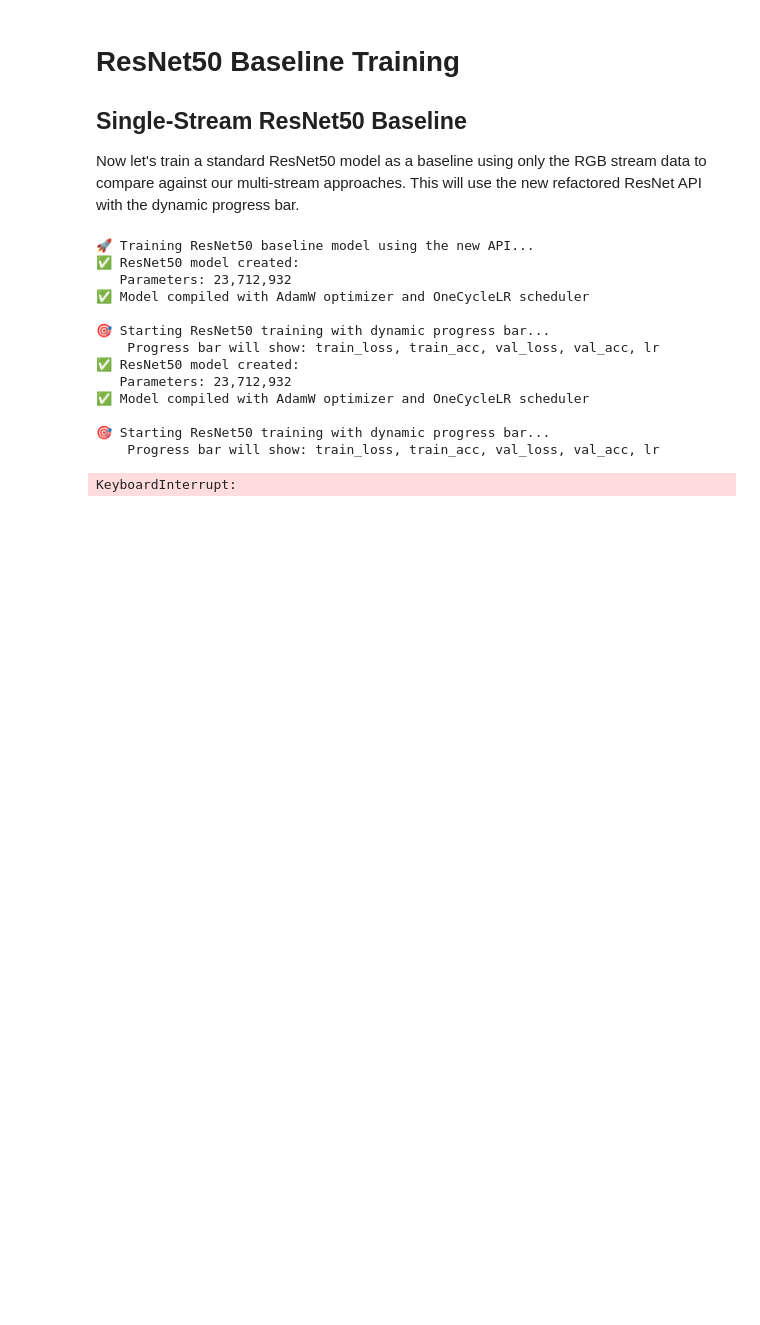
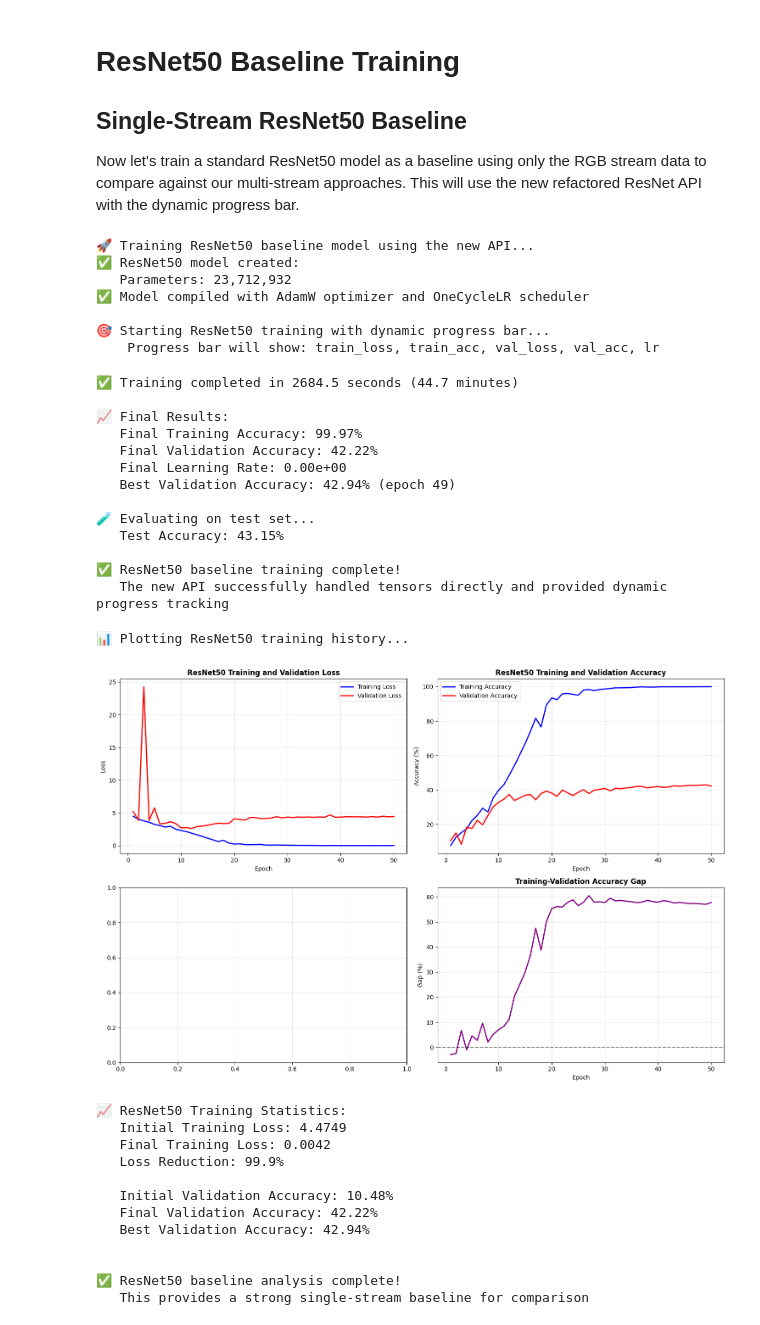
Before and after one commit to clingergab/Multi-Stream-Neural-Networks, a Jupyter notebook: notebooks/Multi_stream_training_simple.ipynb, the cells around one changed output. Drawn from its saved outputs; the diff is of its cells as text; code cells hidden in the pictures; blank space fills up the shorter version.

```diff
--- a/notebooks/Multi_stream_training_simple.ipynb
+++ b/notebooks/Multi_stream_training_simple.ipynb
@@ -1926,7 +1925,7 @@ resnet50_baseline.compile(
     lr=0.001,
     weight_decay=0.00001,
     device=device,
-    scheduler='onecycle'
+    scheduler='cosine'
 )
 
 print(f"✅ Model compiled with AdamW optimizer and OneCycleLR scheduler")
@@ -1943,7 +1942,7 @@ history = resnet50_baseline.fit(
     val_loader=rgb_val,
     train_targets=labels_train,
     val_targets=labels_val,
-    epochs=30,
+    epochs=50,
     batch_size=64,
     early_stopping=True,
     patience=5,
@@ -1987,13 +1986,19 @@ print(f"   The new API successfully handled tensors directly and provided dynami
 
 🎯 Starting ResNet50 training with dynamic progress bar...
     Progress bar will show: train_loss, train_acc, val_loss, val_acc, lr
-✅ ResNet50 model created:
-   Parameters: 23,712,932
-✅ Model compiled with AdamW optimizer and OneCycleLR scheduler
-
-🎯 Starting ResNet50 training with dynamic progress bar...
-    Progress bar will show: train_loss, train_acc, val_loss, val_acc, lr
-KeyboardInterrupt:
+✅ Training completed in 2684.5 seconds (44.7 minutes)
+
+📈 Final Results:
+   Final Training Accuracy: 99.97%
+   Final Validation Accuracy: 42.22%
+   Final Learning Rate: 0.00e+00
+   Best Validation Accuracy: 42.94% (epoch 49)
+
+🧪 Evaluating on test set...
+   Test Accuracy: 43.15%
+
+✅ ResNet50 baseline training complete!
+   The new API successfully handled tensors directly and provided dynamic progress tracking
 # %%
 # Plot ResNet50 Training History
 print("📊 Plotting ResNet50 training history...")
@@ -2001,11 +2006,11 @@ print("📊 Plotting ResNet50 training history...")
 # Create comprehensive training plots
 fig, ((ax1, ax2), (ax3, ax4)) = plt.subplots(2, 2, figsize=(15, 10))
 
-epochs = range(1, len(history['train_losses']) + 1)
+epochs = range(1, len(history['train_loss']) + 1)
 
 # 1. Loss plot
-ax1.plot(epochs, history['train_losses'], 'b-', label='Training Loss', linewidth=2)
-ax1.plot(epochs, history['val_losses'], 'r-', label='Validation Loss', linewidth=2)
+ax1.plot(epochs, history['train_loss'], 'b-', label='Training Loss', linewidth=2)
+ax1.plot(epochs, history['val_loss'], 'r-', label='Validation Loss', linewidth=2)
 ax1.set_title('ResNet50 Training and Validation Loss', fontweight='bold')
 ax1.set_xlabel('Epoch')
 ax1.set_ylabel('Loss')
@@ -2013,8 +2018,8 @@ ax1.legend()
 ax1.grid(True, alpha=0.3)
 
 # 2. Accuracy plot
-train_acc_percent = [acc * 100 for acc in history['train_accuracies']]
-val_acc_percent = [acc * 100 for acc in history['val_accuracies']]
+train_acc_percent = [acc * 100 for acc in history['train_accuracy']]
+val_acc_percent = [acc * 100 for acc in history['val_accuracy']]
 
 ax2.plot(epochs, train_acc_percent, 'b-', label='Training Accuracy', linewidth=2)
 ax2.plot(epochs, val_acc_percent, 'r-', label='Validation Accuracy', linewidth=2)
@@ -2025,11 +2030,11 @@ ax2.legend()
 ax2.grid(True, alpha=0.3)
 
 # 3. Learning rate plot
-ax3.plot(epochs, history['learning_rates'], 'g-', linewidth=2)
-ax3.set_title('ResNet50 Learning Rate Schedule', fontweight='bold')
-ax3.set_xlabel('Epoch')
-ax3.set_ylabel('Learning Rate')
-ax3.set_yscale('log')
+# ax3.plot(epochs, history['learning_rates'], 'g-', linewidth=2)
+# ax3.set_title('ResNet50 Learning Rate Schedule', fontweight='bold')
+# ax3.set_xlabel('Epoch')
+# ax3.set_ylabel('Learning Rate')
+# ax3.set_yscale('log')
 ax3.grid(True, alpha=0.3)
 
 # 4. Training dynamics plot (gap between train and val accuracy)
@@ -2043,37 +2048,52 @@ ax4.grid(True, alpha=0.3)
 
 plt.tight_layout()
 plt.show()
 
 # Print training statistics
 print(f"\n📈 ResNet50 Training Statistics:")
-print(f"   Initial Training Loss: {history['train_losses'][0]:.4f}")
-print(f"   Final Training Loss: {history['train_losses'][-1]:.4f}")
-print(f"   Loss Reduction: {((history['train_losses'][0] - history['train_losses'][-1]) / history['train_losses'][0] * 100):.1f}%")
+print(f"   Initial Training Loss: {history['train_loss'][0]:.4f}")
+print(f"   Final Training Loss: {history['train_loss'][-1]:.4f}")
+print(f"   Loss Reduction: {((history['train_loss'][0] - history['train_loss'][-1]) / history['train_loss'][0] * 100):.1f}%")
 print(f"   ")
-print(f"   Initial Validation Accuracy: {history['val_accuracies'][0] * 100:.2f}%")
-print(f"   Final Validation Accuracy: {history['val_accuracies'][-1] * 100:.2f}%")
-print(f"   Best Validation Accuracy: {max(history['val_accuracies']) * 100:.2f}%")
+print(f"   Initial Validation Accuracy: {history['val_accuracy'][0] * 100:.2f}%")
+print(f"   Final Validation Accuracy: {history['val_accuracy'][-1] * 100:.2f}%")
+print(f"   Best Validation Accuracy: {max(history['val_accuracy']) * 100:.2f}%")
 print(f"   ")
-print(f"   Learning Rate Range: {min(history['learning_rates']):.2e} to {max(history['learning_rates']):.2e}")
+# print(f"   Learning Rate Range: {min(history['learning_rates']):.2e} to {max(history['learning_rates']):.2e}")
 
 # Compare with multi-stream results if available
 if 'evaluation_results' in locals() and evaluation_results:
     print(f"\n🔄 Comparison with Multi-Stream Models:")
 
     if 'base' in evaluation_results:
         base_acc = evaluation_results['base']['accuracy'] * 100
         resnet_gap = test_accuracy - base_acc
         print(f"   ResNet50 vs BaseMultiChannel: {resnet_gap:+.2f}% difference")
 
     if 'resnet' in evaluation_results:
         multi_resnet_acc = evaluation_results['resnet']['accuracy'] * 100
         resnet_gap = test_accuracy - multi_resnet_acc
         print(f"   ResNet50 vs MultiChannelResNet: {resnet_gap:+.2f}% difference")
 
         if resnet_gap > 0:
             print(f"   ✅ Single-stream ResNet50 outperformed multi-stream by {resnet_gap:.2f}%")
         else:
             print(f"   ⚡ Multi-stream ResNet outperformed single-stream by {-resnet_gap:.2f}%")
 
 print(f"\n✅ ResNet50 baseline analysis complete!")
 print(f"   This provides a strong single-stream baseline for comparison")
+# %% [output]
+📊 Plotting ResNet50 training history...
+[figure, added]
+📈 ResNet50 Training Statistics:
+   Initial Training Loss: 4.4749
+   Final Training Loss: 0.0042
+   Loss Reduction: 99.9%
+
+   Initial Validation Accuracy: 10.48%
+   Final Validation Accuracy: 42.22%
+   Best Validation Accuracy: 42.94%
+
+
+✅ ResNet50 baseline analysis complete!
+   This provides a strong single-stream baseline for comparison
```
Also changed, not shown: parts of 2 cells of this notebook, 2 other files.
